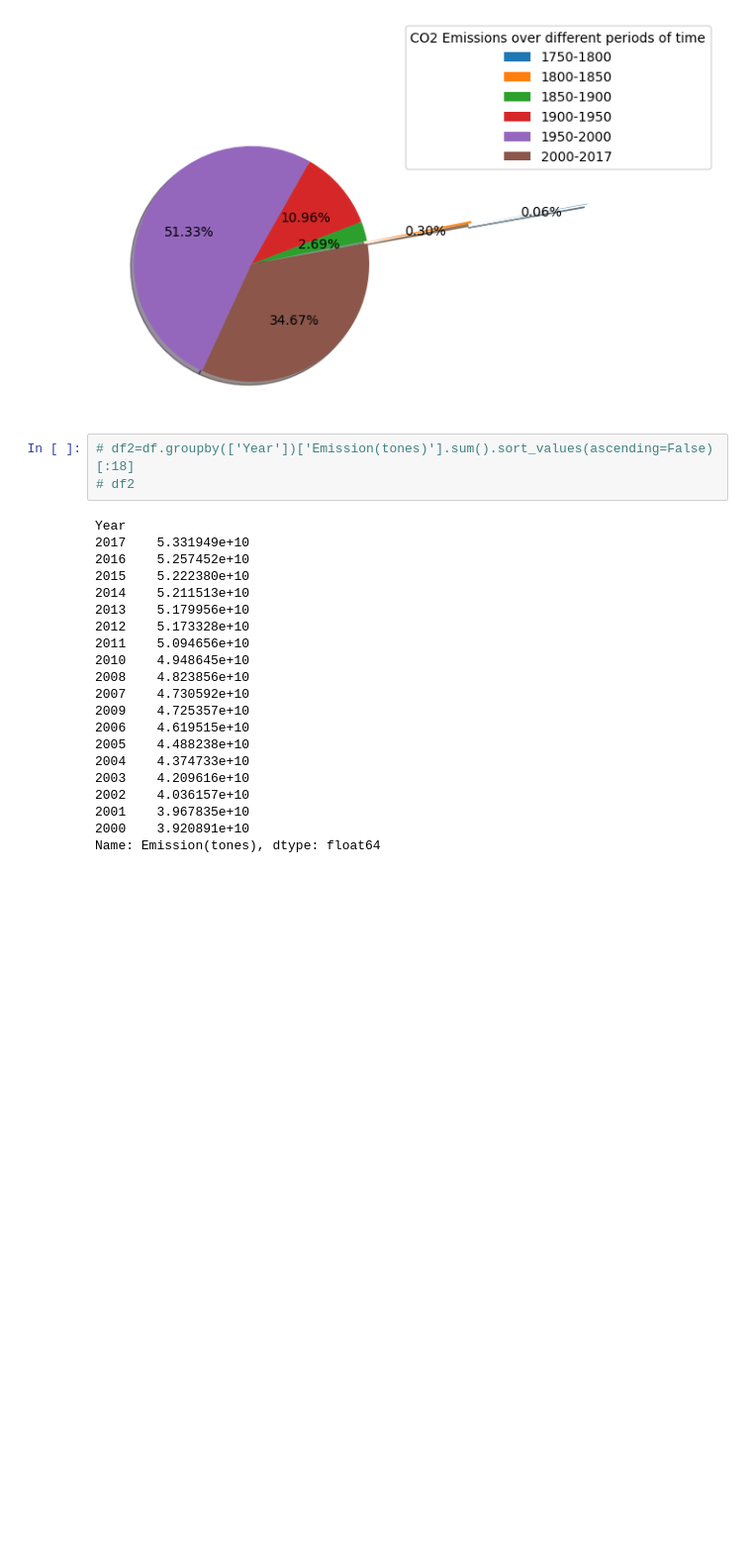
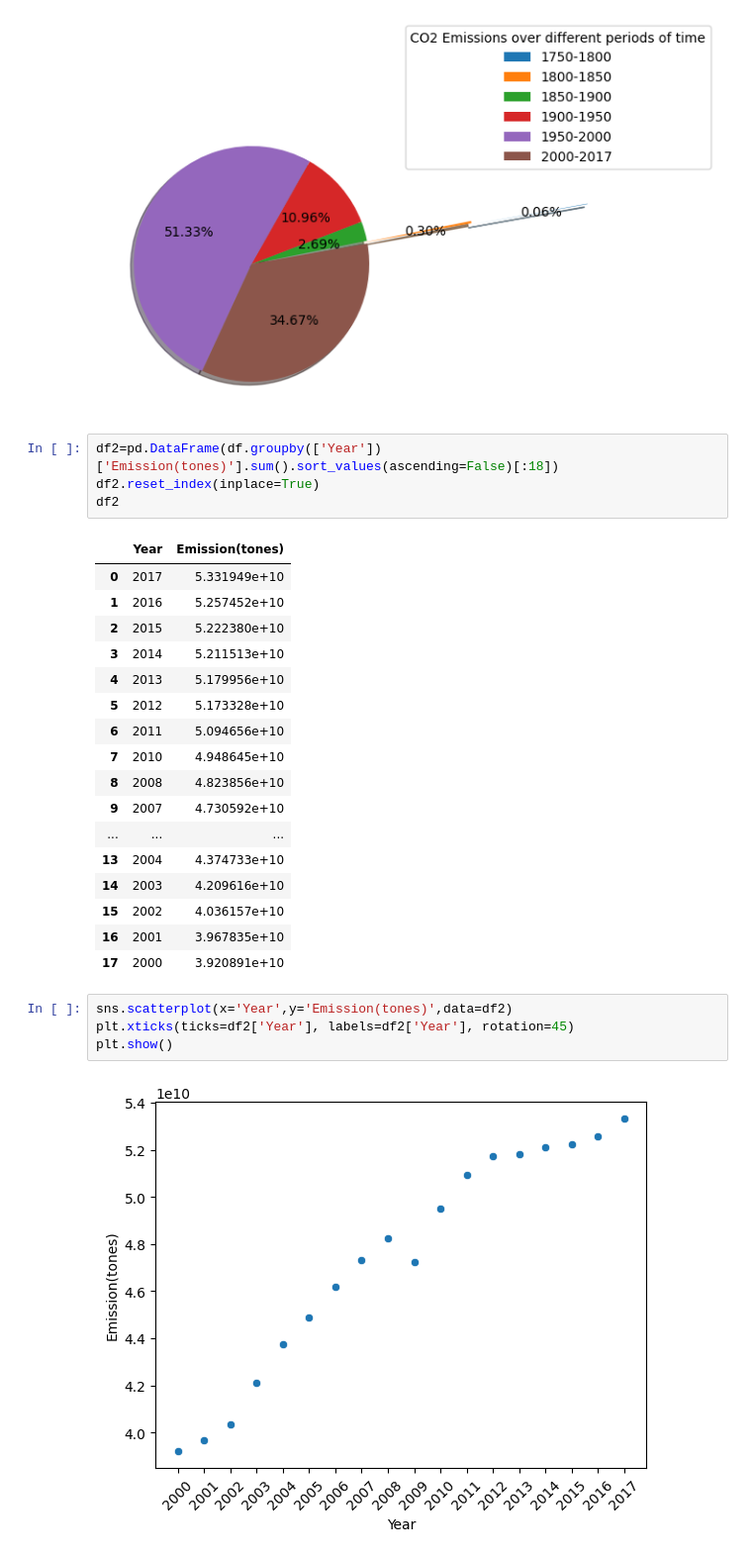
Before and after one commit to abhaygzb15/CO2-Emission-Analysis-and-Prediction, a Jupyter notebook: Emission Analysis/CO2 data analysis.ipynb, the cells around one changed output. Shown: that part at 99% size. Saved outputs shown, nothing was run; the diff lists cells and outputs as text; blank space fills up the shorter version.

```diff
--- a/Emission Analysis/CO2 data analysis.ipynb
+++ b/Emission Analysis/CO2 data analysis.ipynb
@@ -369,26 +369,30 @@ plt.show()
 # %% [output]
 [figure]
 # %%
-# df2=df.groupby(['Year'])['Emission(tones)'].sum().sort_values(ascending=False)[:18]
-# df2
+df2=pd.DataFrame(df.groupby(['Year'])['Emission(tones)'].sum().sort_values(ascending=False)[:18])
+df2.reset_index(inplace=True)
+df2
 # %% [output]
-Year
-2017    5.331949e+10
-2016    5.257452e+10
-2015    5.222380e+10
-2014    5.211513e+10
-2013    5.179956e+10
-2012    5.173328e+10
-2011    5.094656e+10
-2010    4.948645e+10
-2008    4.823856e+10
-2007    4.730592e+10
-2009    4.725357e+10
-2006    4.619515e+10
-2005    4.488238e+10
-2004    4.374733e+10
-2003    4.209616e+10
-2002    4.036157e+10
-2001    3.967835e+10
-2000    3.920891e+10
-Name: Emission(tones), dtype: float64
+|  | Year | Emission(tones) |
+| 0 | 2017 | 5.331949e+10 |
+| 1 | 2016 | 5.257452e+10 |
+| 2 | 2015 | 5.222380e+10 |
+| 3 | 2014 | 5.211513e+10 |
+| 4 | 2013 | 5.179956e+10 |
+| 5 | 2012 | 5.173328e+10 |
+| 6 | 2011 | 5.094656e+10 |
+| 7 | 2010 | 4.948645e+10 |
+| 8 | 2008 | 4.823856e+10 |
+| 9 | 2007 | 4.730592e+10 |
+| ... | ... | ... |
+| 13 | 2004 | 4.374733e+10 |
+| 14 | 2003 | 4.209616e+10 |
+| 15 | 2002 | 4.036157e+10 |
+| 16 | 2001 | 3.967835e+10 |
+| 17 | 2000 | 3.920891e+10 |
+# %%
+sns.scatterplot(x='Year',y='Emission(tones)',data=df2)
+plt.xticks(ticks=df2['Year'], labels=df2['Year'], rotation=45)
+plt.show()
+# %% [output]
+[figure, added]
```
